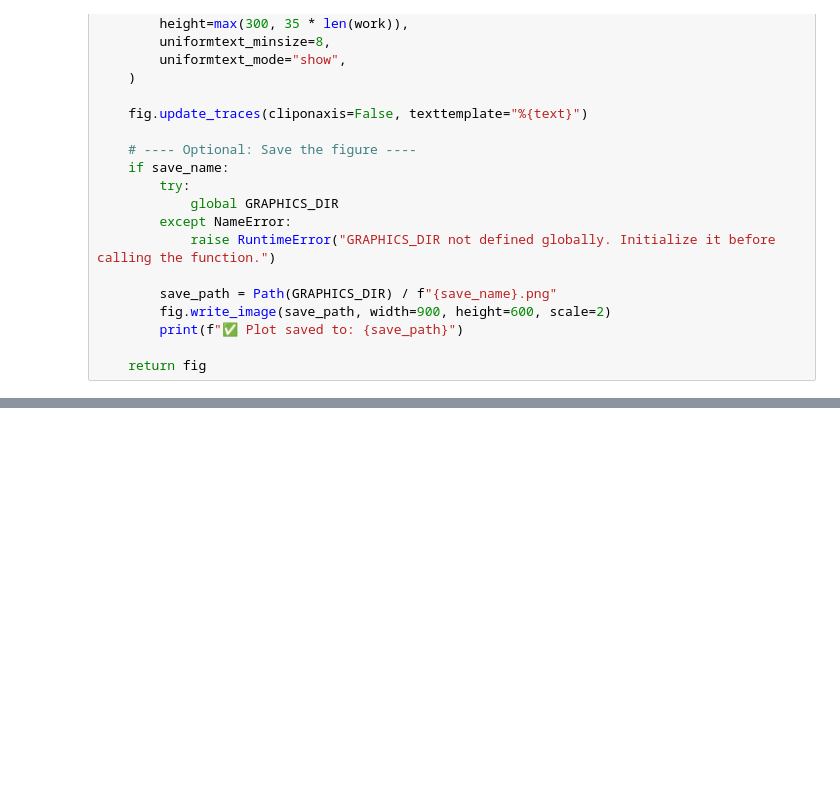
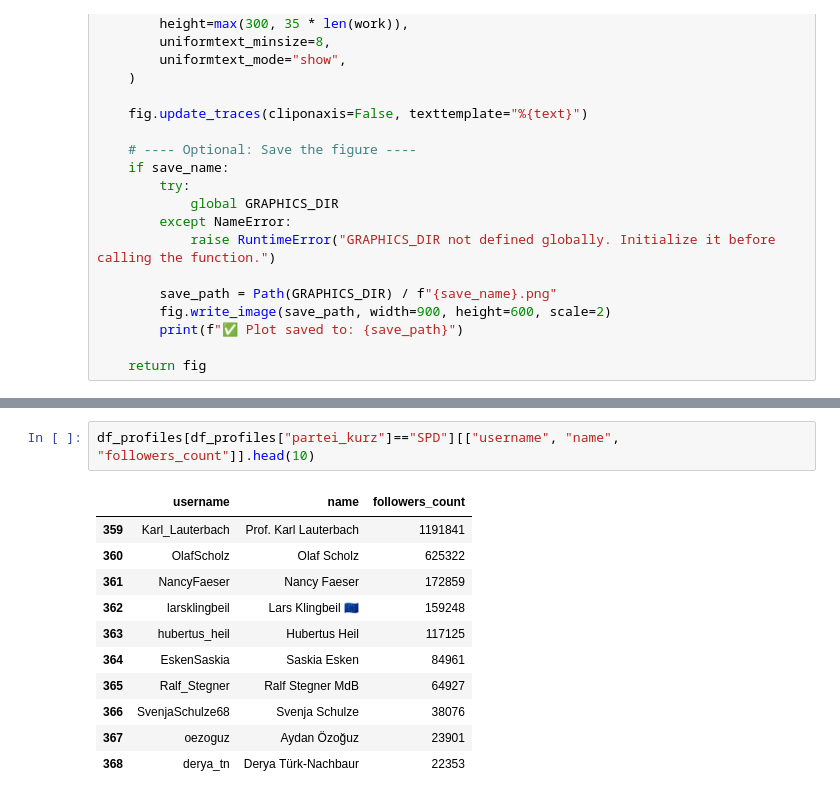
Before and after one commit to ffikowski/xminer, a Jupyter notebook: notebooks/follower_individual_politicians.ipynb, the cells around one changed output, grey strips where cells are left out. Drawn from its saved outputs; the diff is of its cells as text; blank space fills up the shorter version.

```diff
--- a/notebooks/follower_individual_politicians.ipynb
+++ b/notebooks/follower_individual_politicians.ipynb
@@ -470,3 +518,17 @@ plot_party_hbar(
+# %%
+df_profiles[df_profiles["partei_kurz"]=="SPD"][["username", "name", "followers_count"]].head(10)
+# %% [output]
+|  | username | name | followers_count |
+| 359 | Karl_Lauterbach | Prof. Karl Lauterbach | 1191841 |
+| 360 | OlafScholz | Olaf Scholz | 625322 |
+| 361 | NancyFaeser | Nancy Faeser | 172859 |
+| 362 | larsklingbeil | Lars Klingbeil 🇪🇺 | 159248 |
+| 363 | hubertus_heil | Hubertus Heil | 117125 |
+| 364 | EskenSaskia | Saskia Esken | 84961 |
+| 365 | Ralf_Stegner | Ralf Stegner MdB | 64927 |
+| 366 | SvenjaSchulze68 | Svenja Schulze | 38076 |
+| 367 | oezoguz | Aydan Özoğuz | 23901 |
+| 368 | derya_tn | Derya Türk-Nachbaur | 22353 |
 # %%
 plot_party_hbar(
     df_profiles[df_profiles["partei_kurz"]=="SPD"],
```
Also changed, not shown: parts of 17 cells of this notebook, 3 other files.
